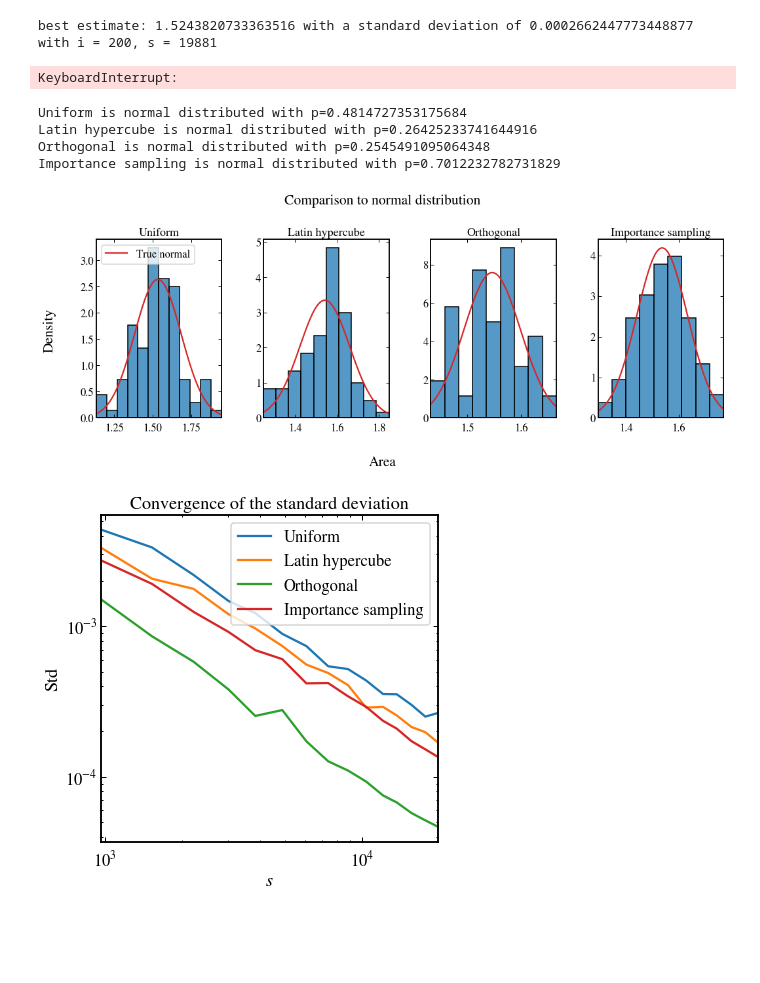
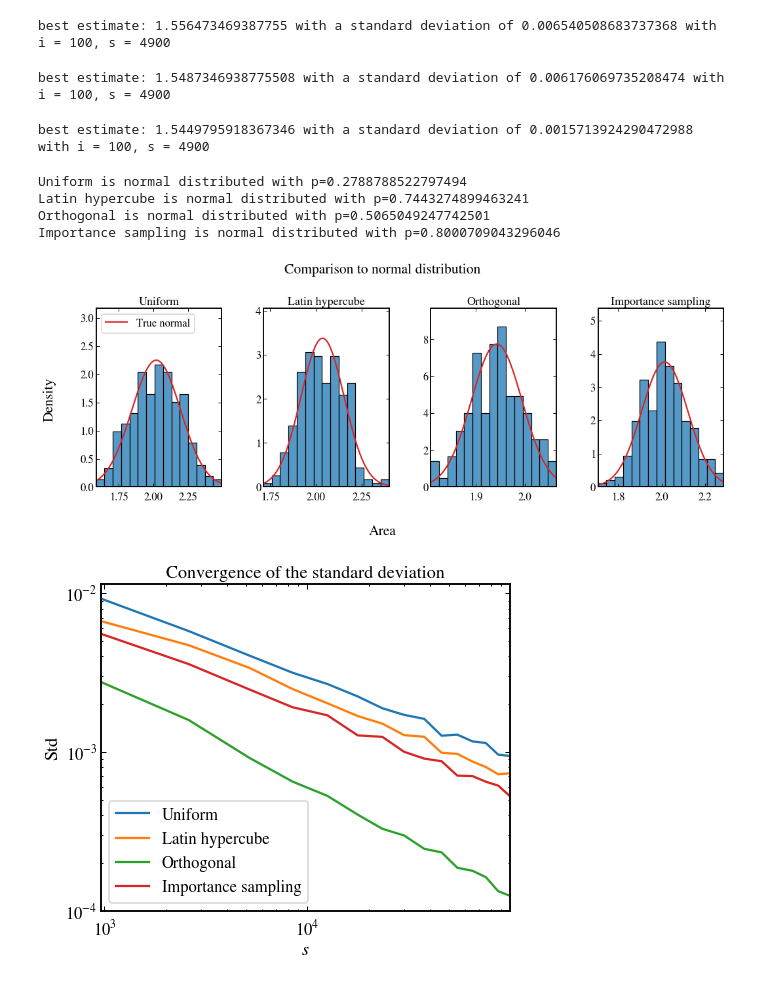
Before and after one commit to JesseFranzua/Mandlebrot, a Jupyter notebook: mandelbrot_code_with_comments.ipynb, the cells around one changed output. Saved outputs shown, nothing was run; the diff lists cells and outputs as text; code cells hidden in the pictures; blank space fills up the shorter version.

```diff
--- a/mandelbrot_code_with_comments.ipynb
+++ b/mandelbrot_code_with_comments.ipynb
@@ -196,12 +196,12 @@ area_box = (real_max - real_min) * (imag_max - imag_min)
 
 # settings
 n_cores = os.cpu_count()
-n_runs = 100
-min_i = 100
-max_i = 200
+n_runs = 250
+min_i = 10
+max_i = 500
 n_different_i = 15
 min_s = 1000
-max_s = 20000
+max_s = 100000
 n_different_s = 15
 
 # looping lists based on the settings
@@ -248,7 +248,7 @@ for rand_num_generator in sampling_fuctions:
     means_s[0] = con.max_mean
 
     # do a run with the minimun values of i and s and save the results
-    con.determine_area(min_i, min_s)
+    con.determine_area(max_i, min_s)
     areas_min_all_results.append(con.areas)
 
     # hold i at the maximun value and loop over different values for s
@@ -275,8 +275,9 @@ for rand_num_generator in sampling_fuctions:
     means_diff_s_all_results.append(means_diff_s)
     stds_diff_s_all_results.append(stds_diff_s)
 # %% [output]
-best estimate: 1.5243820733363516 with a standard deviation of 0.0002662447773448877 with i = 200, s = 19881
+best estimate: 1.556473469387755 with a standard deviation of 0.006540508683737368 with i = 100, s = 4900
-KeyboardInterrupt:
+best estimate: 1.5487346938775508 with a standard deviation of 0.006176069735208474 with i = 100, s = 4900
+best estimate: 1.5449795918367346 with a standard deviation of 0.0015713924290472988 with i = 100, s = 4900
 # %%
 # save the results for possible later use
 for lst, name in zip(
@@ -303,6 +304,18 @@ for lst, name in zip(
         'stds_diff_s_all_results'
     ]):
     np.save(f'results/{name}', np.array(lst))
+# %%
+# load all results
+
+areas_min_all_results = np.load('final_results/areas_min_all_results.npy')
+areas_max_all_results = np.load('final_results/areas_max_all_results.npy')
+stds_max_all_results = np.load('final_results/stds_max_all_results.npy')
+mean_s_all_results = np.load('final_results/mean_s_all_results.npy')
+stds_s_all_results = np.load('final_results/corrected_stds_s_all_results.npy')
+means_diff_i_all_results = np.load('final_results/means_diff_i_all_results.npy')
+stds_diff_i_all_results = np.load('final_results/corrected_stds_diff_i_all_results.npy')
+means_diff_s_all_results = np.load('final_results/means_diff_s_all_results.npy')
+stds_diff_s_all_results = np.load('final_results/corrected_stds_diff_s_all_results.npy')
 # %%
 # plot to visually see if the areas generated using the minimum values
 # for i and s follow a normal distribution
@@ -321,8 +334,9 @@ for ax, areas, name in zip(axs, areas_min_all_results, sampling_names):
     x = np.linspace(min(areas), max(areas), 100)
     y = norm.pdf(x, areas.mean(), areas.std())
     ax.plot(x, y, label='True normal', color='tab:red')
-    ax.set(xlim=(min(areas), max(areas)), ylabel=' ', title=name)
-    sns.histplot(areas, stat='density', ax=ax)
+    hist = np.histogram(areas, density=True, bins=15)
+    ax.set(xlim=(min(areas), max(areas)), ylim =(0, max(hist[0])+1), ylabel=' ', title=name)
+    sns.histplot(areas, stat='density', ax=ax, bins=15)
 
     # perform a normal test to see if the results follow a normal distribution
     stat, p = normaltest(areas)
@@ -336,30 +350,30 @@ axs[0].set_title('Uniform')
 axs[1].set_title('Latin hypercube')
 axs[2].set_title('Orthogonal')
 fig.tight_layout()
-plt.savefig('figures/compare_normal.pdf')
+plt.savefig('figures/normal.pdf')
 plt.show()
 # %% [output]
-Uniform is normal distributed with p=0.4814727353175684
-Latin hypercube is normal distributed with p=0.26425233741644916
-Orthogonal is normal distributed with p=0.2545491095064348
-Importance sampling is normal distributed with p=0.7012232782731829
+Uniform is normal distributed with p=0.2788788522797494
+Latin hypercube is normal distributed with p=0.7443274899463241
+Orthogonal is normal distributed with p=0.5065049247742501
+Importance sampling is normal distributed with p=0.8000709043296046
-[figure, old version]
+[figure, new version]
 # %%
 # plot showing the convergence of the std under varying s
 for stds, name in zip(stds_s_all_results, sampling_names):
     plt.plot(s_values, stds, label=name)
-plt.legend(loc=1)
+plt.legend()
 plt.title('Convergence of the standard deviation')
 plt.ylabel('Std')
 plt.xlabel('$s$')
 plt.xlim(min_s, max_s)
 plt.xscale('log')
 plt.yscale('log')
 plt.tight_layout()
 plt.savefig('figures/std_conv.pdf')
 plt.show()
 # %% [output]
-[figure, old version]
+[figure, new version]
 # %%
 # plot shwoing the convegence towards the best estimate of the area
 # under varying i
```
Also changed, not shown: parts of 5 cells of this notebook, 21 other files.
